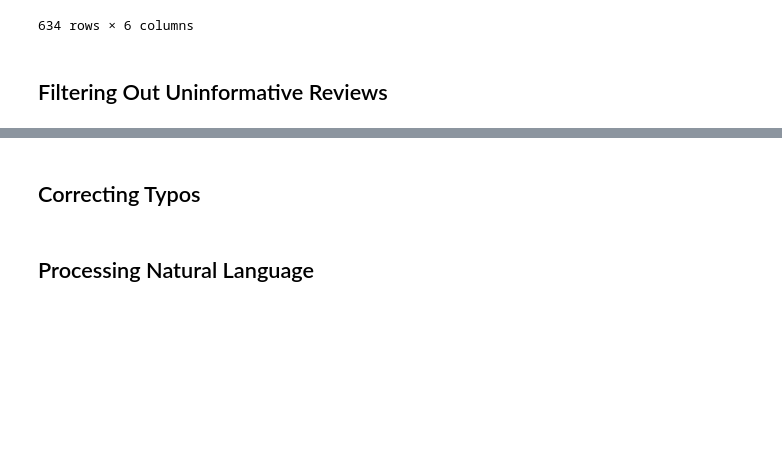
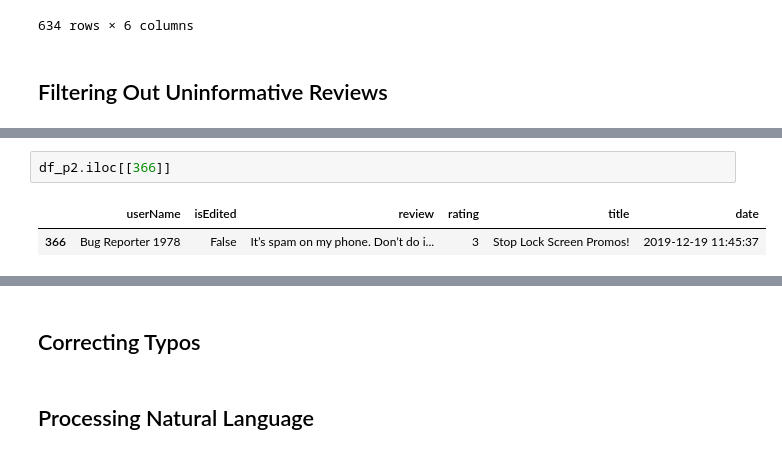
Before and after one commit to enliktjioe/master-thesis-2021, a Jupyter notebook: notebooks/00_FINAL_Data_Preprocessing_Bolt.ipynb, the cells around one changed output, grey strips where cells are left out. Saved outputs shown, nothing was run; the diff lists cells and outputs as text; blank space fills up the shorter version.

```diff
--- a/notebooks/00_FINAL_Data_Preprocessing_Bolt.ipynb
+++ b/notebooks/00_FINAL_Data_Preprocessing_Bolt.ipynb
@@ -146,0 +157,5 @@ df_p2
+# %%
+df_p2.iloc[[366]]
+# %% [output]
+|  | userName | isEdited | review | rating | title | date |
+| 366 | Bug Reporter 1978 | False | It’s spam on my phone. Don’t do i... | 3 | Stop Lock Screen Promos! | 2019-12-19 11:45:37 |
```
Also changed, not shown: parts of 15 cells of this notebook, 1 other file.
